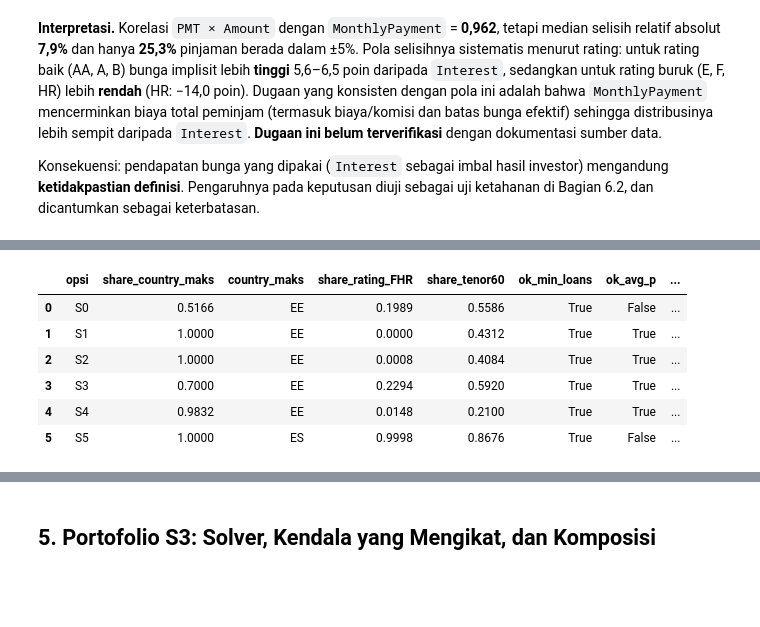
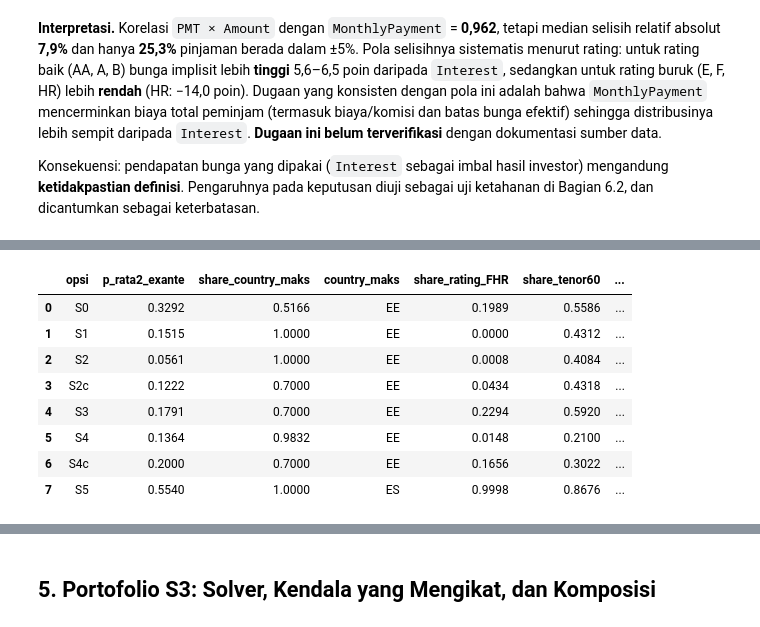
Before and after one commit to B4tra/bondora-analytics, a Jupyter notebook: notebooks/06_prescriptive.ipynb, the cells around one changed output, grey strips where cells are left out. Cells and saved outputs as stored; diff of their text form; code cells hidden in the pictures; blank space fills up the shorter version.

```diff
--- a/notebooks/06_prescriptive.ipynb
+++ b/notebooks/06_prescriptive.ipynb
@@ -39,8 +41,28 @@ pd.set_option("display.float_format", lambda v: f"{v:,.4f}")
 T = config.TABLES_DIR
 F = config.FIGURES_DIR
 meta = json.loads((T / "06_run_meta.json").read_text(encoding="utf-8"))
+
+REALISASI_LABEL = "Realisasi 12 bulan (model ekonomi + default aktual)"
+REALISASI_NOTE = "Bukan laba tunai; default setelah bulan ke-12 dan sisa pokok tidak dihitung; 59,2% portofolio S3 bertenor 60 bulan."
+
+
+def rename_realisasi_cols(df: pd.DataFrame) -> pd.DataFrame:
+    mapping = {
+        "default_rate_expost": "default_rate_aktual_12m",
+        "profit_expost_eur": f"profit_eur [{REALISASI_LABEL}]",
+        "profit_expost_ci_low": f"profit_ci_low [{REALISASI_LABEL}]",
+        "profit_expost_ci_high": f"profit_ci_high [{REALISASI_LABEL}]",
+        "roi_expost": f"roi [{REALISASI_LABEL}]",
+        "roi_expost_ci_low": f"roi_ci_low [{REALISASI_LABEL}]",
+        "roi_expost_ci_high": f"roi_ci_high [{REALISASI_LABEL}]",
+    }
+    return df.rename(columns={k: v for k, v in mapping.items() if k in df.columns})
+
+
 print(f"Project root : {config.PROJECT_ROOT}")
 print(f"Random seed  : {config.RANDOM_SEED}")
+print(f"Label        : {REALISASI_LABEL}")
+print(f"Catatan tetap: {REALISASI_NOTE}")
 # %% [output]
 Project root : D:\tugas_3_pemodelan_data\bondora-analytics
 Random seed  : 42
@@ -194,19 +224,53 @@ Anggaran `BUDGET_EUR = 250.000` dan tiket `TICKET_EUR = 50` → `N = 5.000` pinj
 # %%
 res = pd.read_csv(T / "06_strategy_results.csv")
-cols = ["opsi", "deskripsi", "n_pinjaman", "total_investasi_eur", "p_rata2_exante",
-        "default_rate_expost", "default_rate_ci_low", "default_rate_ci_high",
-        "profit_exante_eur", "roi_exante", "profit_expost_eur", "profit_expost_ci_low", "profit_expost_ci_high",
-        "roi_expost", "roi_expost_ci_low", "roi_expost_ci_high", "memenuhi_batasan", "rekomendasi"]
-display(res[cols])
+cols = [
+    "opsi",
+    "deskripsi",
+    "n_pinjaman",
+    "total_investasi_eur",
+    "p_rata2_exante",
+    "default_rate_expost",
+    "default_rate_ci_low",
+    "default_rate_ci_high",
+    "profit_exante_eur",
+    "roi_exante",
+    "profit_expost_eur",
+    "profit_expost_ci_low",
+    "profit_expost_ci_high",
+    "roi_expost",
+    "roi_expost_ci_low",
+    "roi_expost_ci_high",
+    "memenuhi_batasan",
+    "rekomendasi",
+    "label_realisasi",
+    "catatan_realisasi",
+]
+print(f"Tabel Evaluasi Strategi Investor — {REALISASI_LABEL}")
+print(f"Catatan tetap: {REALISASI_NOTE}")
+display(rename_realisasi_cols(res[cols]))
 
-conc = ["opsi", "share_country_maks", "country_maks", "share_rating_FHR", "share_tenor60",
-        "ok_min_loans", "ok_avg_p", "ok_country", "ok_rating_FHR", "ok_tenor60", "memenuhi_batasan"]
+conc = [
+    "opsi",
+    "p_rata2_exante",
+    "share_country_maks",
+    "country_maks",
+    "share_rating_FHR",
+    "share_tenor60",
+    "ok_min_loans",
+    "ok_avg_p",
+    "ok_country",
+    "ok_rating_FHR",
+    "ok_tenor60",
+    "memenuhi_batasan",
+]
 print("Konsentrasi dan pemeriksaan tiap batasan:")
 display(res[conc])
 
 s = res.set_index("opsi")
 assert s.loc["S3", "rekomendasi"] == "Ya" and (res["rekomendasi"] == "Ya").sum() == 1
-assert bool(s.loc["S3", "memenuhi_batasan"]) and not s.drop("S3")["memenuhi_batasan"].any()
+assert set(res.loc[res["memenuhi_batasan"], "opsi"]) == {"S2c", "S3", "S4c"}
 assert round(s.loc["S3", "roi_exante"], 4) == 0.2094 and round(s.loc["S3", "roi_expost"], 4) == 0.1901
+assert round(s.loc["S2c", "roi_exante"], 4) == 0.1099 and round(s.loc["S2c", "roi_expost"], 4) == 0.1473
+assert round(s.loc["S4c", "roi_exante"], 4) == 0.0666 and round(s.loc["S4c", "roi_expost"], 4) == 0.1150
 assert round(s.loc["S5", "default_rate_expost"], 3) == 0.567
 # %% [output]
@@ -221,10 +289,12 @@ Konsentrasi dan pemeriksaan tiap batasan:
-|  | opsi | share_country_maks | country_maks | share_rating_FHR | share_tenor60 | ok_min_loans | ok_avg_p | ... |
-| 0 | S0 | 0.5166 | EE | 0.1989 | 0.5586 | True | False | ... |
-| 1 | S1 | 1.0000 | EE | 0.0000 | 0.4312 | True | True | ... |
-| 2 | S2 | 1.0000 | EE | 0.0008 | 0.4084 | True | True | ... |
-| 3 | S3 | 0.7000 | EE | 0.2294 | 0.5920 | True | True | ... |
-| 4 | S4 | 0.9832 | EE | 0.0148 | 0.2100 | True | True | ... |
-| 5 | S5 | 1.0000 | ES | 0.9998 | 0.8676 | True | False | ... |
+|  | opsi | p_rata2_exante | share_country_maks | country_maks | share_rating_FHR | share_tenor60 | ... |
+| 0 | S0 | 0.3292 | 0.5166 | EE | 0.1989 | 0.5586 | ... |
+| 1 | S1 | 0.1515 | 1.0000 | EE | 0.0000 | 0.4312 | ... |
+| 2 | S2 | 0.0561 | 1.0000 | EE | 0.0008 | 0.4084 | ... |
+| 3 | S2c | 0.1222 | 0.7000 | EE | 0.0434 | 0.4318 | ... |
+| 4 | S3 | 0.1791 | 0.7000 | EE | 0.2294 | 0.5920 | ... |
+| 5 | S4 | 0.1364 | 0.9832 | EE | 0.0148 | 0.2100 | ... |
+| 6 | S4c | 0.2000 | 0.7000 | EE | 0.1656 | 0.3022 | ... |
+| 7 | S5 | 0.5540 | 1.0000 | ES | 0.9998 | 0.8676 | ... |
 # %%
 display(Image(filename=str(F / "06_strategy_comparison.png")))
 display(Image(filename=str(F / "06_strategy_risk_return.png")))
```
Also changed, not shown: parts of 33 cells of this notebook, 14 other files.
